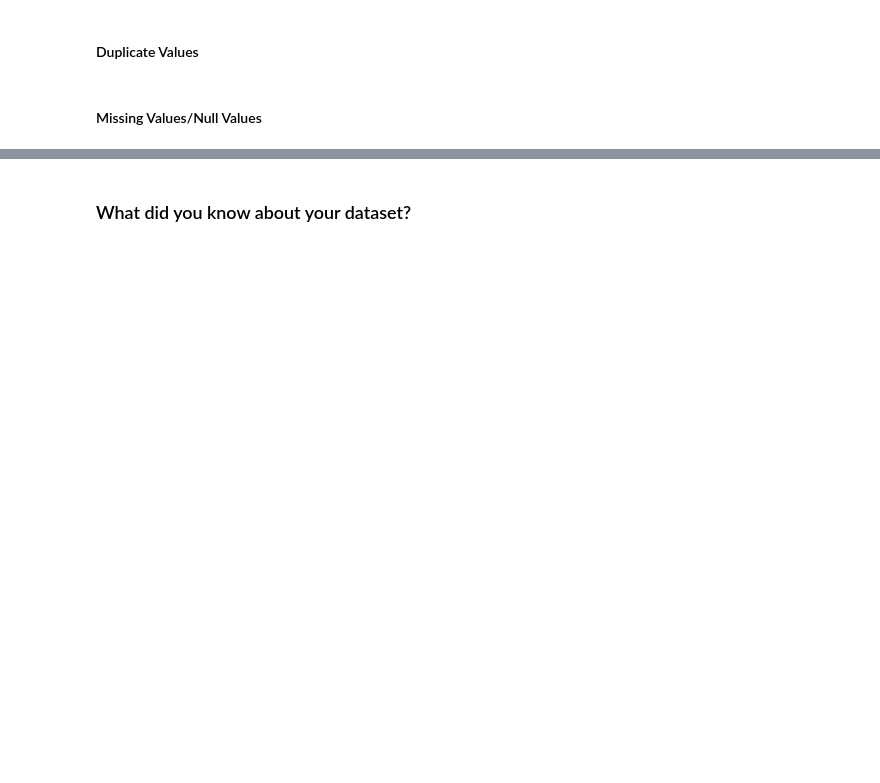
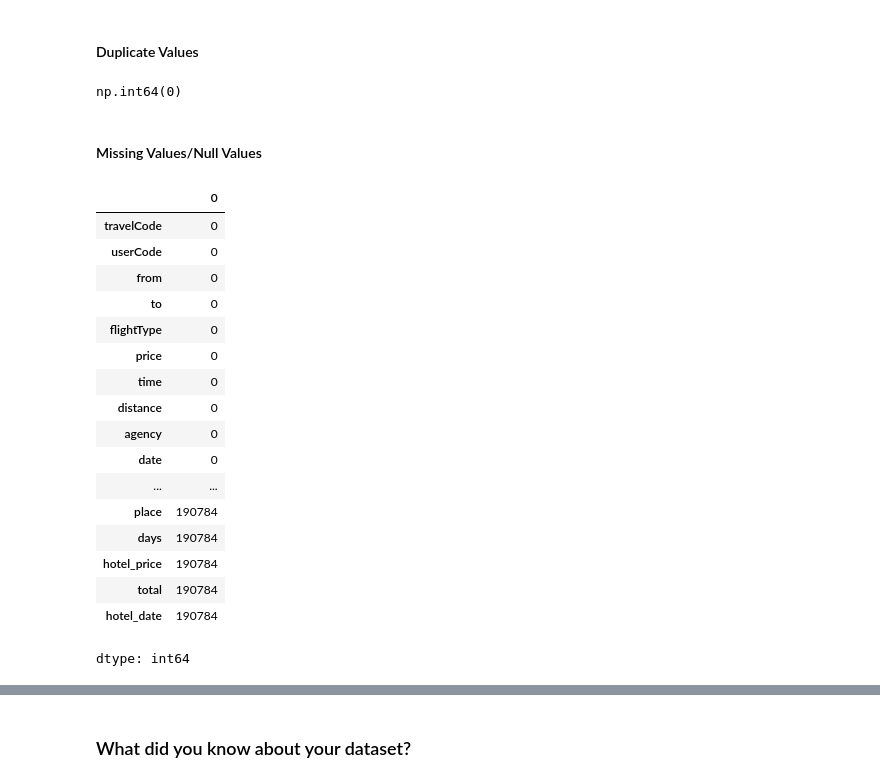
Before and after one commit to amol004/Voyage-Analytics-Integrating-MLOps-in-Travel, a Jupyter notebook: Capstone_Project_Productionization_of_ML_Systems.ipynb, the cells around one changed output, grey strips where cells are left out. Saved outputs shown, nothing was run; the diff lists cells and outputs as text; code cells hidden in the pictures; blank space fills up the shorter version.

```diff
--- a/Capstone_Project_Productionization_of_ML_Systems.ipynb
+++ b/Capstone_Project_Productionization_of_ML_Systems.ipynb
@@ -214,7 +236,30 @@ travel_data.head()
 #### Duplicate Values
 # %%
 # Dataset Duplicate Value Count
+travel_data.duplicated().sum()
+# %% [output]
+np.int64(0)
 # %% [markdown]
 #### Missing Values/Null Values
 # %%
 # Missing Values/Null Values Count
+travel_data.isnull().sum()
+# %% [output]
+|  | 0 |
+| travelCode | 0 |
+| userCode | 0 |
+| from | 0 |
+| to | 0 |
+| flightType | 0 |
+| price | 0 |
+| time | 0 |
+| distance | 0 |
+| agency | 0 |
+| date | 0 |
+| ... | ... |
+| place | 190784 |
+| days | 190784 |
+| hotel_price | 190784 |
+| total | 190784 |
+| hotel_date | 190784 |
+dtype: int64
```
Also changed, not shown: parts of 9 cells of this notebook.
